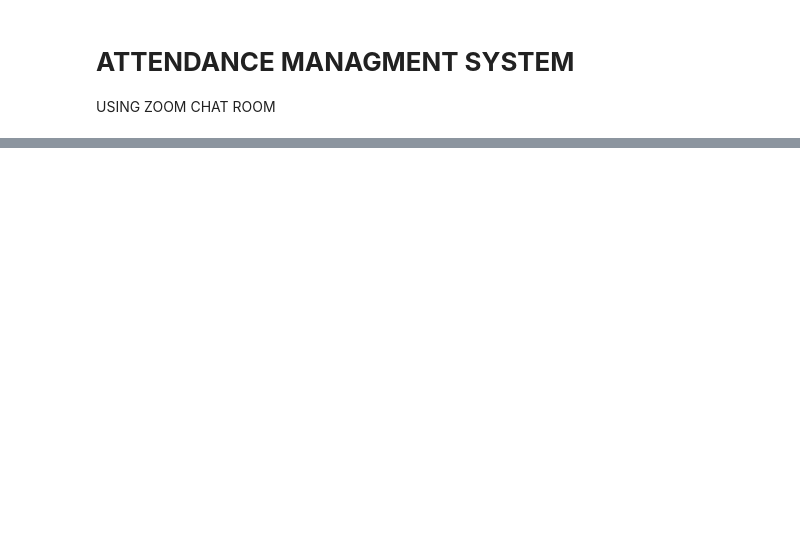
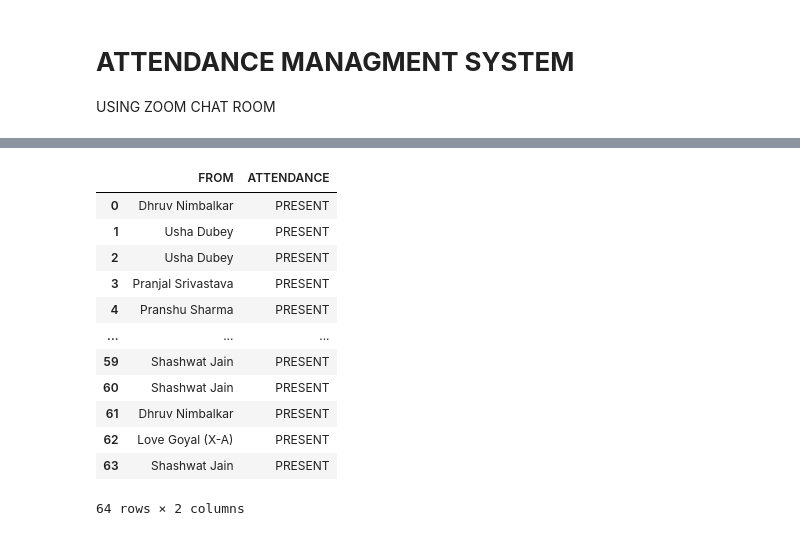
Before and after one commit to saksham1211/AttendanceManagement-System-, a Jupyter notebook: ATTENDANCE_SYSTEM.ipynb, the cells around one changed output, grey strips where cells are left out. Saved outputs shown, nothing was run; the diff lists cells and outputs as text; code cells hidden in the pictures; blank space fills up the shorter version.

```diff
--- a/ATTENDANCE_SYSTEM.ipynb
+++ b/ATTENDANCE_SYSTEM.ipynb
@@ -183,0 +194,16 @@ f.close()
+# %%
+df1
+# %% [output]
+|  | FROM | ATTENDANCE |
+| 0 | Dhruv Nimbalkar | PRESENT |
+| 1 | Usha Dubey | PRESENT |
+| 2 | Usha Dubey | PRESENT |
+| 3 | Pranjal Srivastava | PRESENT |
+| 4 | Pranshu Sharma | PRESENT |
+| ... | ... | ... |
+| 59 | Shashwat Jain | PRESENT |
+| 60 | Shashwat Jain | PRESENT |
+| 61 | Dhruv Nimbalkar | PRESENT |
+| 62 | Love Goyal (X-A) | PRESENT |
+| 63 | Shashwat Jain | PRESENT |
+64 rows × 2 columns
```
Also changed, not shown: parts of 20 cells of this notebook.
